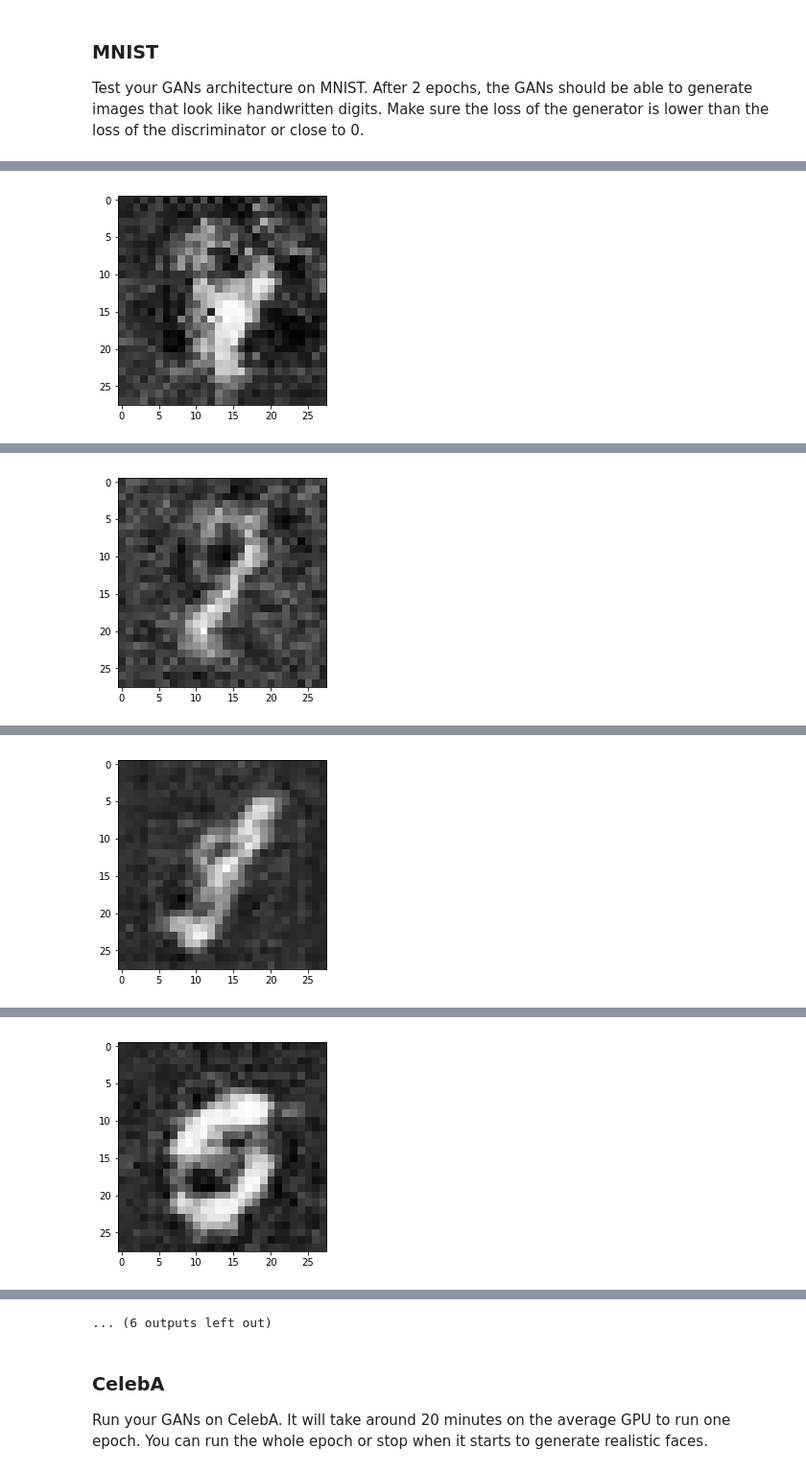
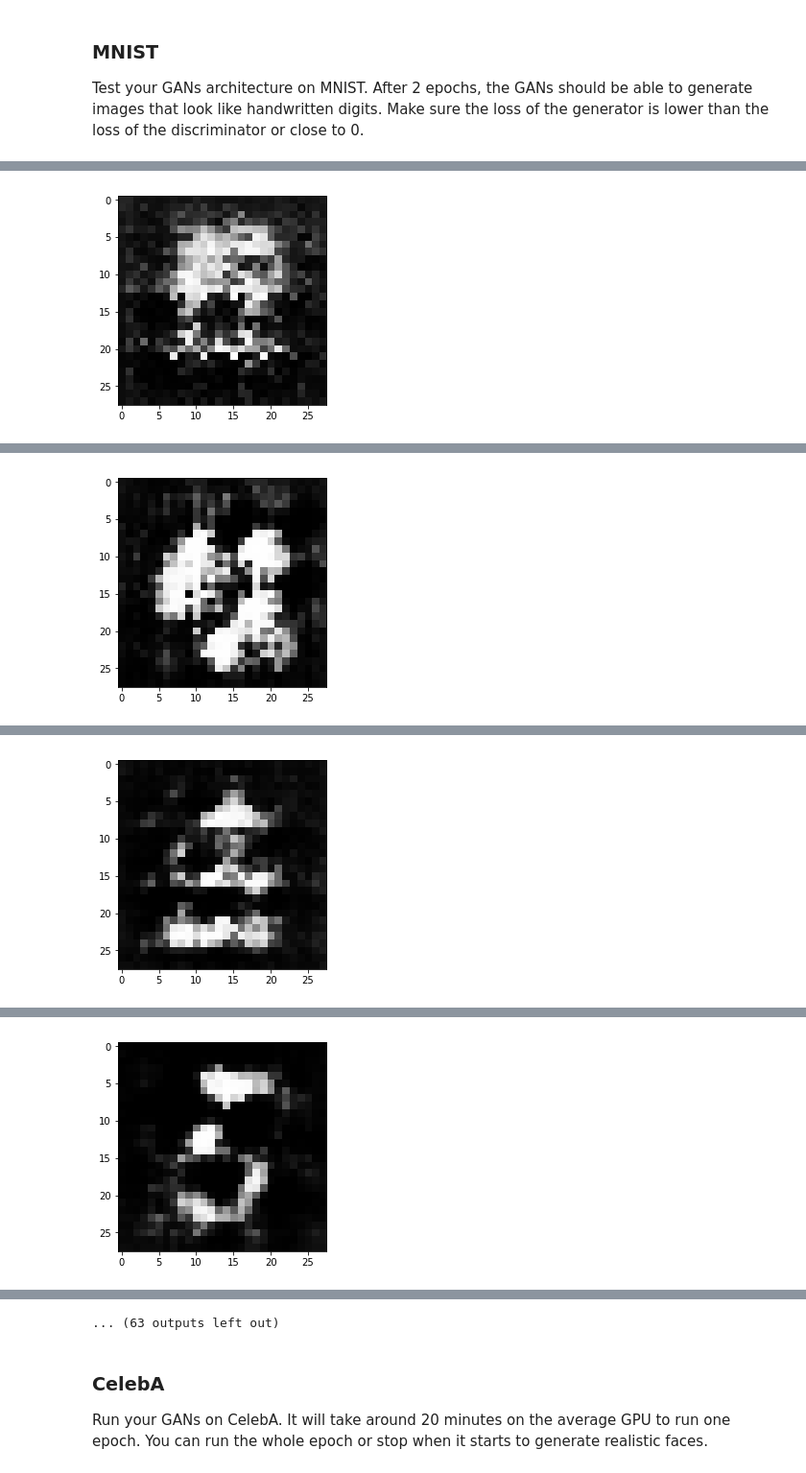
Before and after one commit to kscharpf/dlnd-facegen, a Jupyter notebook: dlnd_face_generation.ipynb, the cells around one changed output, grey strips where cells are left out. Shown at 96% size. Drawn from its saved outputs; the diff is of its cells as text; code cells hidden in the pictures.

```diff
--- a/dlnd_face_generation.ipynb
+++ b/dlnd_face_generation.ipynb
@@ -356,6 +356,7 @@ def train(epoch_count, batch_size, z_dim, learning_rate, beta1, get_batches, dat
         for epoch_i in range(epoch_count):
             for batch_images in get_batches(batch_size):
                 steps += 1
+                batch_images *=2
 
 
                 # Sample random noise for G
@@ -386,11 +387,10 @@ def train(epoch_count, batch_size, z_dim, learning_rate, beta1, get_batches, dat
 ### MNIST
 Test your GANs architecture on MNIST.  After 2 epochs, the GANs should be able to generate images that look like handwritten digits.  Make sure the loss of the generator is lower than the loss of the discriminator or close to 0.
 # %%
-batch_size = 128
+batch_size = 32
 z_dim = 100
-learning_rate = 0.001
-beta1 = 0.05
-# beta1 = 0.1 produced strong digits with 0.001
+learning_rate = 0.0002
+beta1 = 0.5
 
 
 """
@@ -408 +408 @@ Epoch 1/2... Discriminator Loss: 1.5639... Generator Loss: 1.1646
-[figure, old version]
+[figure, new version]
@@ -411 +411 @@ Epoch 1/2... Discriminator Loss: 1.5490... Generator Loss: 1.2492
-[figure, old version]
+[figure, new version]
@@ -414 +414 @@ Epoch 1/2... Discriminator Loss: 1.4085... Generator Loss: 0.6544
-[figure, old version]
+[figure, new version]
@@ -417 +417 @@ Epoch 1/2... Discriminator Loss: 1.4207... Generator Loss: 1.3631
-[figure, old version]
+[figure, new version]
@@ -424,4 +424,4 @@ Epoch 2/2... Discriminator Loss: 1.3864... Generator Loss: 0.6070
-... (6 outputs left out)
+... (63 outputs left out)
 # %% [markdown]
 ### CelebA
 Run your GANs on CelebA.  It will take around 20 minutes on the average GPU to run one epoch.  You can run the whole epoch or stop when it starts to generate realistic faces.
```
Also changed, not shown: parts of 2 cells of this notebook, 1 other file.
